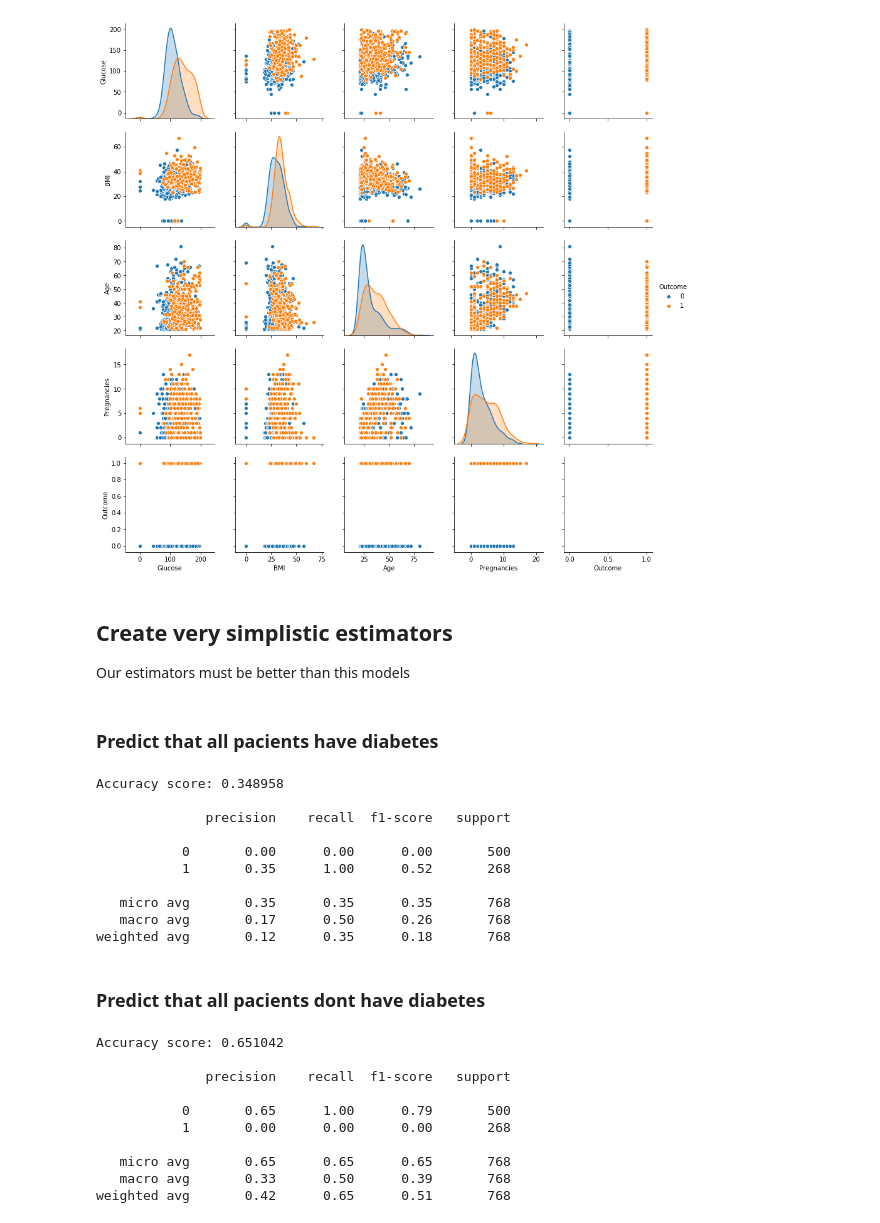
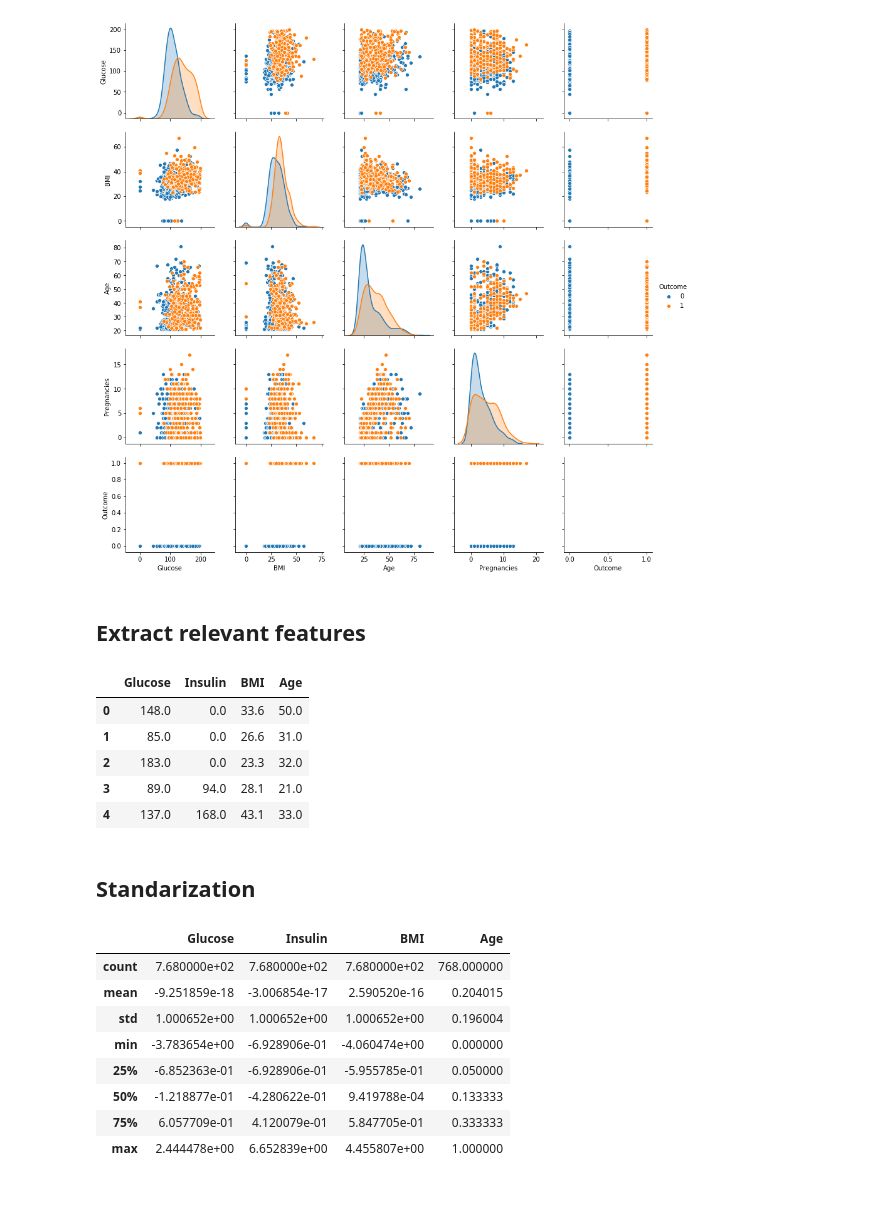
Before and after one commit to Vykstorm/PIMA, a Jupyter notebook: estimators/data.ipynb, the cells around one changed output. Cells and saved outputs as stored; diff of their text form; code cells hidden in the pictures; blank space fills up the shorter version.

```diff
--- a/estimators/data.ipynb
+++ b/estimators/data.ipynb
@@ -22,3 +21,5 @@ data = load_dataset()
+# %%
+data = pd.read_csv('../data/diabetes.csv')
 # %% [markdown]
 ## Show dataset basic info
 # %%
@@ -108,13 +109,22 @@ import seaborn as sns
 sns.pairplot(data[['Glucose', 'BMI', 'Age', 'Pregnancies', 'Outcome']], diag_kind='kde', hue='Outcome');
 # %% [output]
 [figure]
-# %% [markdown]
-## Create very simplistic estimators
-
-Our estimators must be better than this models
+# %% [markdown]
+## Extract relevant features
 # %%
 # Create our matrix of features (X) and the vector with target variable labels (y)
 X = data.drop(columns='Outcome')
 y = data['Outcome']
+
+# Select the best 4 features
+extractor = SelectKBest(chi2, k=4)
+extractor.fit(X, y)
+X = pd.DataFrame(data=extractor.transform(X), columns=X.columns[extractor.get_support()])
+X.head()
+# %% [output]
+|  | Glucose | Insulin | BMI | Age |
+| 0 | 148.0 | 0.0 | 33.6 | 50.0 |
+| 1 | 85.0 | 0.0 | 26.6 | 31.0 |
+| 2 | 183.0 | 0.0 | 23.3 | 32.0 |
+| 3 | 89.0 | 94.0 | 28.1 | 21.0 |
+| 4 | 137.0 | 168.0 | 43.1 | 33.0 |
-# %% [markdown]
-### Predict that all pacients have diabetes
@@ -123,35 +131,20 @@ y_pred = np.repeat(1, len(y))
-# %%
-# Show accuracy
-print('Accuracy score: {:3f}\n'.format(accuracy_score(y, y_pred)))
-
-# Show classification report
-print(classification_report(y, y_pred))
-# %% [output]
-Accuracy score: 0.348958
-
-              precision    recall  f1-score   support
-
-           0       0.00      0.00      0.00       500
-           1       0.35      1.00      0.52       268
-
-   micro avg       0.35      0.35      0.35       768
-   macro avg       0.17      0.50      0.26       768
-weighted avg       0.12      0.35      0.18       768
-# %% [markdown]
-### Predict that all pacients dont have diabetes
-# %%
-y_pred = np.repeat(0, len(y))
-
-print('Accuracy score: {:3f}\n'.format(accuracy_score(y, y_pred)))
-print(classification_report(y, y_pred))
-# %% [output]
-Accuracy score: 0.651042
-
-              precision    recall  f1-score   support
-
-           0       0.65      1.00      0.79       500
-           1       0.00      0.00      0.00       268
-
-   micro avg       0.65      0.65      0.65       768
-   macro avg       0.33      0.50      0.39       768
-weighted avg       0.42      0.65      0.51       768
+# %% [markdown]
+## Standarization
+# %%
+# Scale down features using min-max or std scalers
+mm_scaler = MinMaxScaler()
+std_scaler = StandardScaler()
+
+X['Age'] = mm_scaler.fit_transform(X[['Age']])
+X[['Glucose', 'Insulin', 'BMI']] = std_scaler.fit_transform(X[['Glucose', 'Insulin', 'BMI']])
+X.describe()
+# %% [output]
+|  | Glucose | Insulin | BMI | Age |
+| count | 7.680000e+02 | 7.680000e+02 | 7.680000e+02 | 768.000000 |
+| mean | -9.251859e-18 | -3.006854e-17 | 2.590520e-16 | 0.204015 |
+| std | 1.000652e+00 | 1.000652e+00 | 1.000652e+00 | 0.196004 |
+| min | -3.783654e+00 | -6.928906e-01 | -4.060474e+00 | 0.000000 |
+| 25% | -6.852363e-01 | -6.928906e-01 | -5.955785e-01 | 0.050000 |
+| 50% | -1.218877e-01 | -4.280622e-01 | 9.419788e-04 | 0.133333 |
+| 75% | 6.057709e-01 | 4.120079e-01 | 5.847705e-01 | 0.333333 |
+| max | 2.444478e+00 | 6.652839e+00 | 4.455807e+00 | 1.000000 |
```
Also changed, not shown: parts of 6 cells of this notebook.
